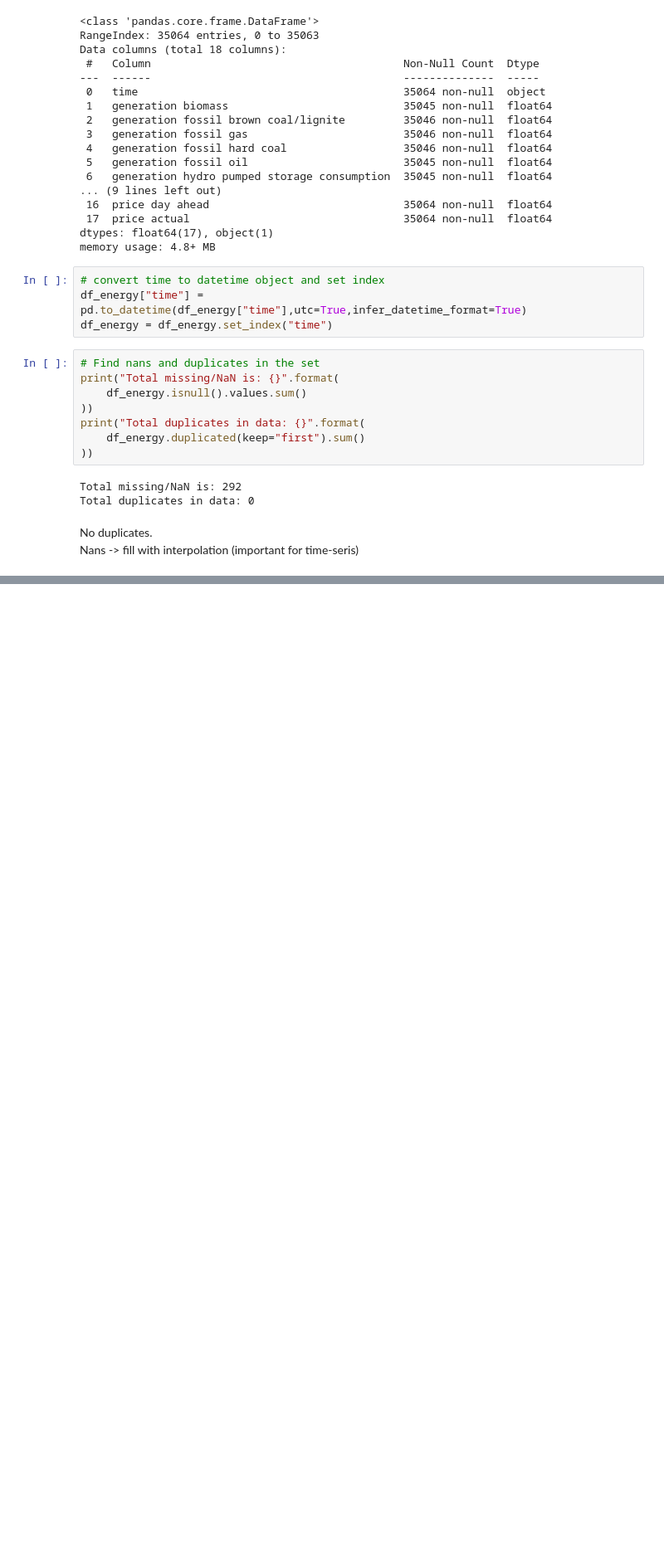
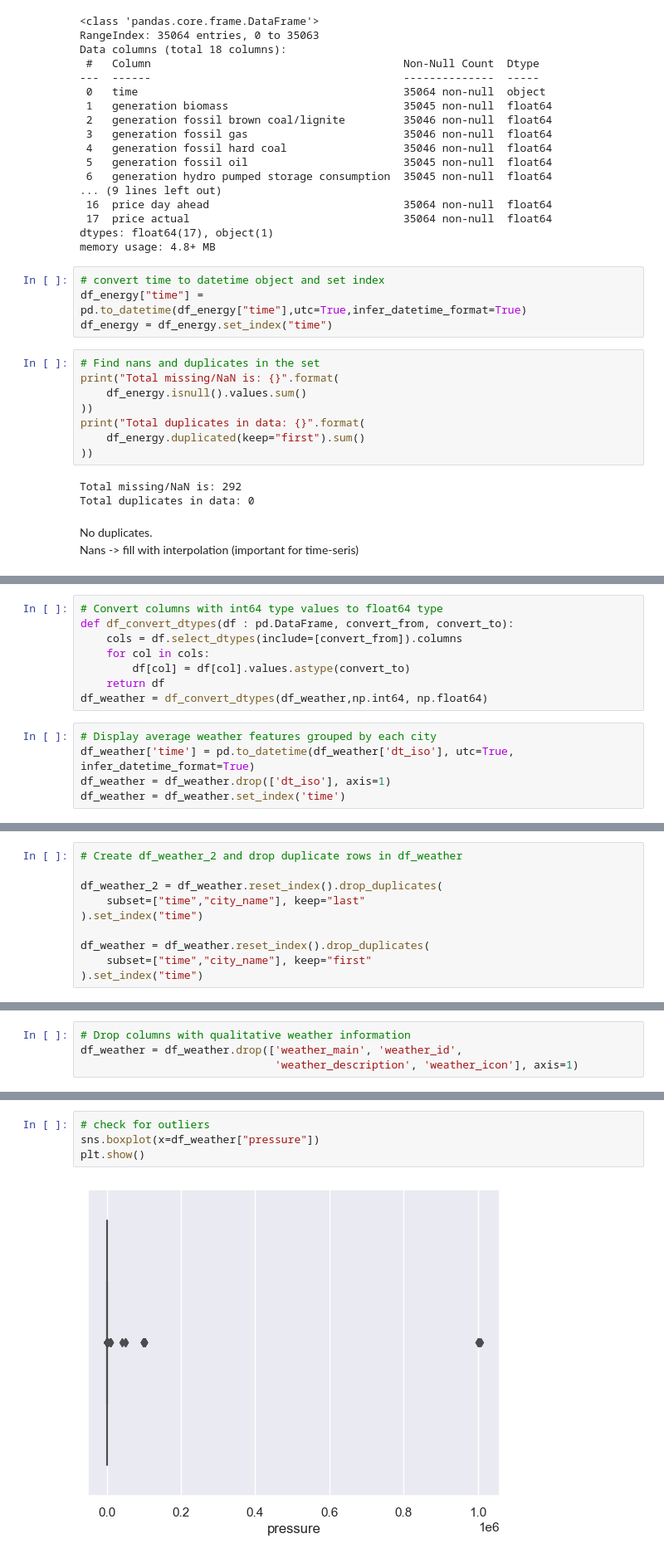
Before and after one commit to vsevolodnedora/DataScienceLearning, a Jupyter notebook: projects/Hourly_energy_demand_generation_and_weather/ver1_dmitrius_roussis.ipynb, the cells around one changed output, grey strips where cells are left out. Shown at 83% size. Saved outputs shown, nothing was run; the diff lists cells and outputs as text; blank space fills up the shorter version.

```diff
--- a/projects/Hourly_energy_demand_generation_and_weather/ver1_dmitrius_roussis.ipynb
+++ b/projects/Hourly_energy_demand_generation_and_weather/ver1_dmitrius_roussis.ipynb
@@ -136,0 +293,13 @@ Nans -> fill with interpolation (important for time-seris)
+# %%
+# Convert columns with int64 type values to float64 type
+def df_convert_dtypes(df : pd.DataFrame, convert_from, convert_to):
+    cols = df.select_dtypes(include=[convert_from]).columns
+    for col in cols:
+        df[col] = df[col].values.astype(convert_to)
+    return df
+df_weather = df_convert_dtypes(df_weather,np.int64, np.float64)
+# %%
+# Display average weather features grouped by each city
+df_weather['time'] = pd.to_datetime(df_weather['dt_iso'], utc=True, infer_datetime_format=True)
+df_weather = df_weather.drop(['dt_iso'], axis=1)
+df_weather = df_weather.set_index('time')
@@ -136,0 +346,10 @@ Nans -> fill with interpolation (important for time-seris)
+# %%
+# Create df_weather_2 and drop duplicate rows in df_weather
+
+df_weather_2 = df_weather.reset_index().drop_duplicates(
+    subset=["time","city_name"], keep="last"
+).set_index("time")
+
+df_weather = df_weather.reset_index().drop_duplicates(
+    subset=["time","city_name"], keep="first"
+).set_index("time")
@@ -136,0 +448,4 @@ Nans -> fill with interpolation (important for time-seris)
+# %%
+# Drop columns with qualitative weather information
+df_weather = df_weather.drop(['weather_main', 'weather_id',
+                              'weather_description', 'weather_icon'], axis=1)
@@ -136,0 +480,6 @@ Nans -> fill with interpolation (important for time-seris)
+# %%
+# check for outliers
+sns.boxplot(x=df_weather["pressure"])
+plt.show()
+# %% [output]
+[figure, added]
```
Also changed, not shown: parts of 50 cells of this notebook, 2 other files.
